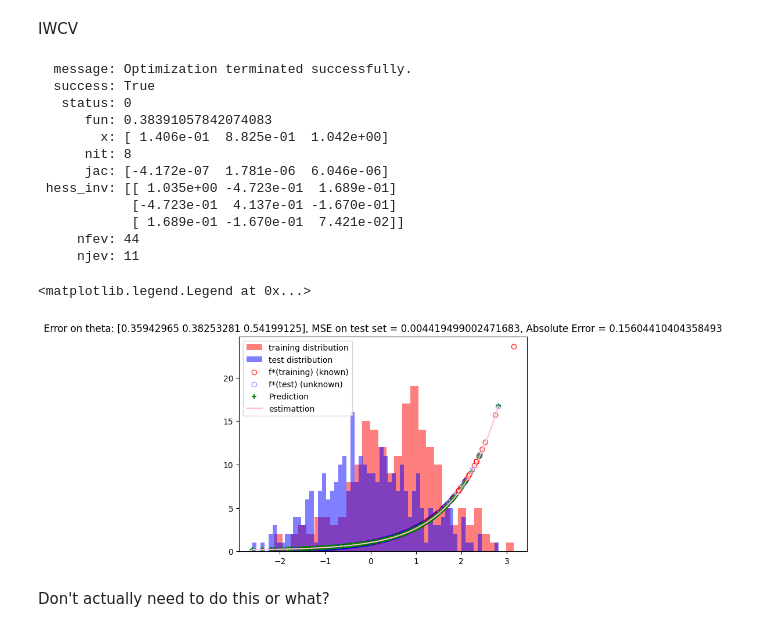
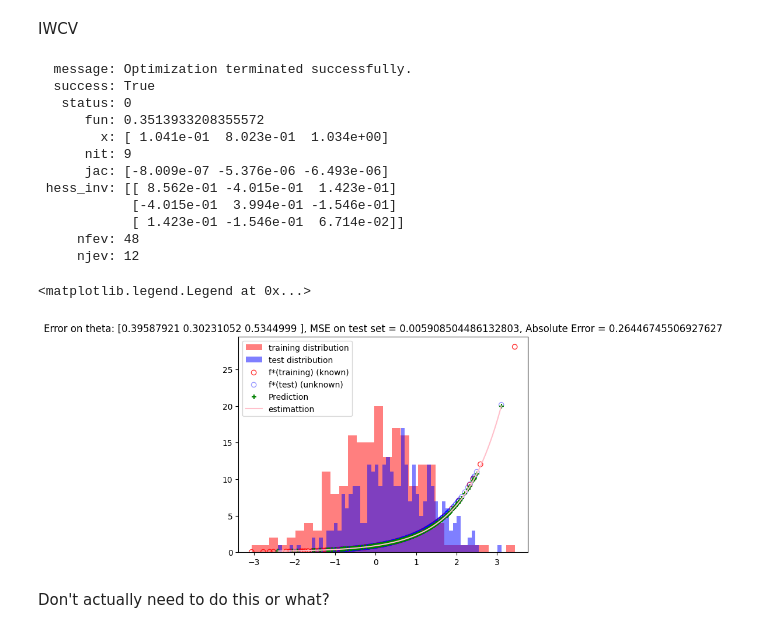
Before and after one commit to kspinakisepfl/stml-covariate-shift, a Jupyter notebook: codes/test.ipynb, the cells around one changed output. Saved outputs shown, nothing was run; the diff lists cells and outputs as text; code cells hidden in the pictures.

```diff
--- a/codes/test.ipynb
+++ b/codes/test.ipynb
@@ -77,13 +77,13 @@ ax[1].legend()
 # %% [markdown]
 IWCV
 # %%
-true_f = lambda x: np.exp(x)
+true_f = lambda x: np.exp(x-0.1)
 
 n_tr = 200
 n_te = 300
 
-mu_tr, sigma_tr = 1/2, 1
-mu_te, sigma_te = 0, 1
+mu_tr, sigma_tr = -0.5, 1
+mu_te, sigma_te = 1/2, 1
 
 x_tr = np.random.normal(loc = mu_tr, scale = sigma_tr**2, size = n_tr)
 #x_tr = -np.random.exponential(mu_tr, n_tr)
@@ -121,43 +121,43 @@ theta_opti, f_opti = met.IWCV(f, dim_theta, L, x_te, training_set, 0.5, 0.2)
 #f_opti = lambda x: f(x, theta_opti)
 #print(theta_opti)
 plt.scatter(x_te, f_opti(x_te), label ="Prediction", color = "green", marker = "+")
 y_2 = np.linspace(min(x_te), max(x_te),100)
 plt.plot(y_2, f_opti(y_2), color = "pink", label ="estimattion")
 
 
 #Compute MSE on test set:
 avg_MSE_test = np.linalg.norm(f_opti(x_te) - y_te) / n_te
 AE = max(np.abs(f_opti(x_te) - y_te))
 
 plt.title(f"Error on theta: {np.abs(theta_opti - perturbation)}, MSE on test set = {avg_MSE_test}, Absolute Error = {AE}")
 plt.legend()
 
 #textbox = '\n'.join([
 #    f"Error on theta: {np.abs(theta_opti - perturbation)}",
 #    f"MSE on test set: {avg_MSE_test}",
 #    f"Absolute Error = {AE}"
 #])
 
 # Define the properties for the bounding box (fixing the key name)
 #bbox_ = dict(boxstyle = "square", facecolor = "gray", alpha = 1)#0.5)
 
 # Adding the text directly to the default figure
 #plt.text(0.5, 0.9, textbox, fontsize = 10, bbox = bbox_, verticalalignment = "top")#, ha="right")
 # %% [output]
   message: Optimization terminated successfully.
   success: True
    status: 0
-      fun: 0.38391057842074083
-        x: [ 1.406e-01  8.825e-01  1.042e+00]
-      nit: 8
-      jac: [-4.172e-07  1.781e-06  6.046e-06]
- hess_inv: [[ 1.035e+00 -4.723e-01  1.689e-01]
-            [-4.723e-01  4.137e-01 -1.670e-01]
-            [ 1.689e-01 -1.670e-01  7.421e-02]]
-     nfev: 44
-     njev: 11
+      fun: 0.3513933208355572
+        x: [ 1.041e-01  8.023e-01  1.034e+00]
+      nit: 9
+      jac: [-8.009e-07 -5.376e-06 -6.493e-06]
+ hess_inv: [[ 8.562e-01 -4.015e-01  1.423e-01]
+            [-4.015e-01  3.994e-01 -1.546e-01]
+            [ 1.423e-01 -1.546e-01  6.714e-02]]
+     nfev: 48
+     njev: 12
 <matplotlib.legend.Legend at 0x...>
-[figure, old version]
+[figure, new version]
 # %% [markdown]
 Don't actually need to do this or what?
 # %%
```
Also changed, not shown: parts of 6 cells of this notebook.
